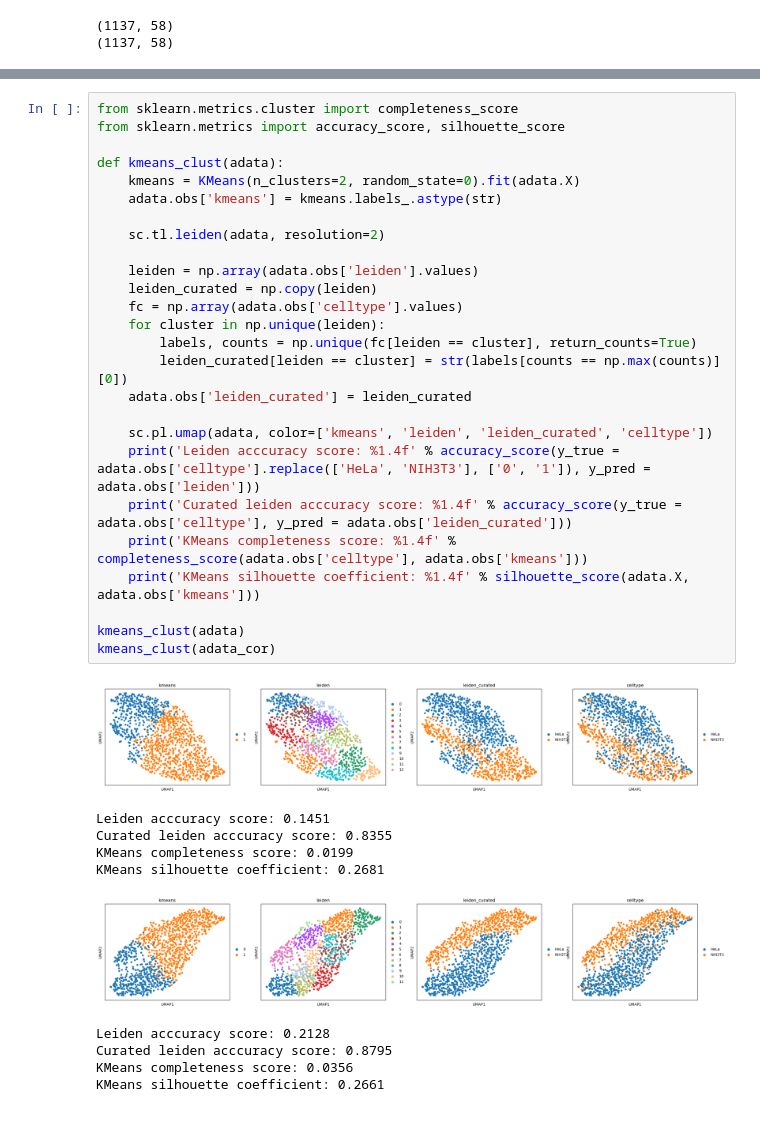
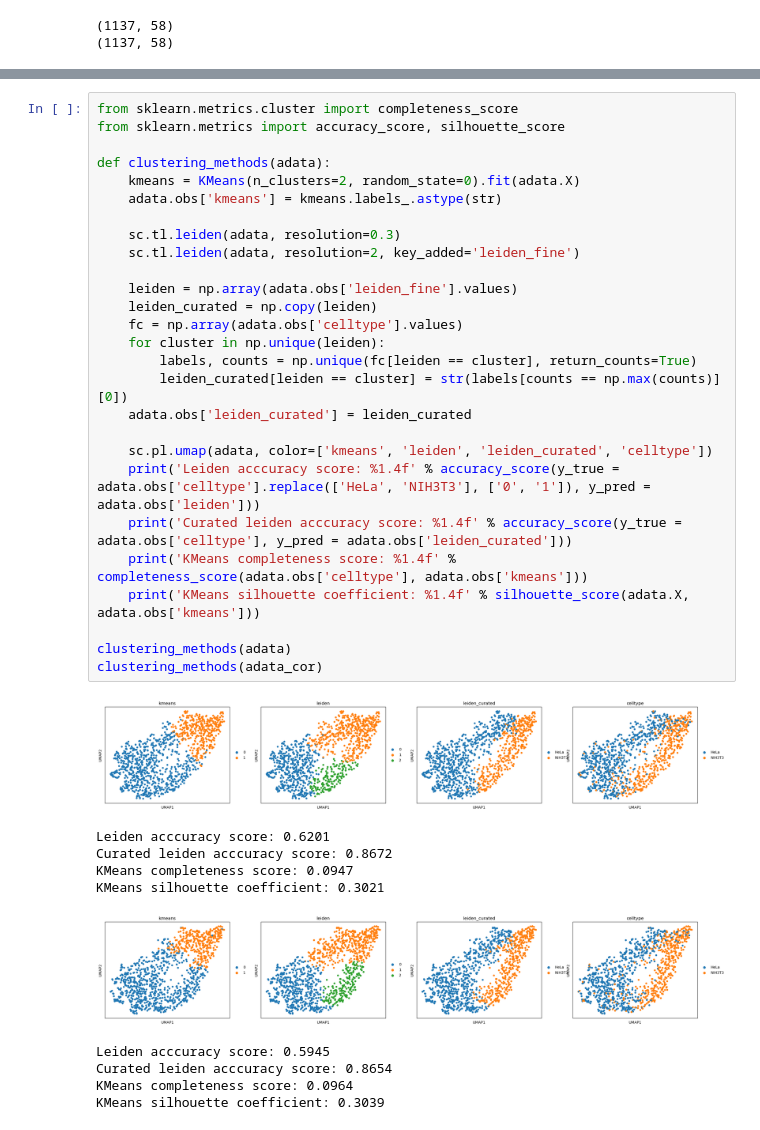
Before and after one commit to mariusrklein/FDA_project, a Jupyter notebook: correction_evaluation.ipynb, the cells around one changed output, grey strips where cells are left out. Drawn from its saved outputs; the diff is of its cells as text.

```diff
--- a/correction_evaluation.ipynb
+++ b/correction_evaluation.ipynb
@@ -195,37 +198,38 @@ dimred_umap(adata_cor)
 # %%
 from sklearn.metrics.cluster import completeness_score
 from sklearn.metrics import accuracy_score, silhouette_score
 
-def kmeans_clust(adata):
+def clustering_methods(adata):
     kmeans = KMeans(n_clusters=2, random_state=0).fit(adata.X)
     adata.obs['kmeans'] = kmeans.labels_.astype(str)
 
-    sc.tl.leiden(adata, resolution=2)
+    sc.tl.leiden(adata, resolution=0.3)
+    sc.tl.leiden(adata, resolution=2, key_added='leiden_fine')
 
-    leiden = np.array(adata.obs['leiden'].values)
+    leiden = np.array(adata.obs['leiden_fine'].values)
     leiden_curated = np.copy(leiden)
     fc = np.array(adata.obs['celltype'].values)
     for cluster in np.unique(leiden):
         labels, counts = np.unique(fc[leiden == cluster], return_counts=True)
         leiden_curated[leiden == cluster] = str(labels[counts == np.max(counts)][0])
     adata.obs['leiden_curated'] = leiden_curated
 
     sc.pl.umap(adata, color=['kmeans', 'leiden', 'leiden_curated', 'celltype'])
     print('Leiden acccuracy score: %1.4f' % accuracy_score(y_true = adata.obs['celltype'].replace(['HeLa', 'NIH3T3'], ['0', '1']), y_pred = adata.obs['leiden']))
     print('Curated leiden acccuracy score: %1.4f' % accuracy_score(y_true = adata.obs['celltype'], y_pred = adata.obs['leiden_curated']))
     print('KMeans completeness score: %1.4f' % completeness_score(adata.obs['celltype'], adata.obs['kmeans']))
     print('KMeans silhouette coefficient: %1.4f' % silhouette_score(adata.X, adata.obs['kmeans']))
 
-kmeans_clust(adata)
-kmeans_clust(adata_cor)
+clustering_methods(adata)
+clustering_methods(adata_cor)
 # %% [output]
-[figure, old version]
+[figure, new version]
-Leiden acccuracy score: 0.1451
-Curated leiden acccuracy score: 0.8355
-KMeans completeness score: 0.0199
-KMeans silhouette coefficient: 0.2681
+Leiden acccuracy score: 0.6201
+Curated leiden acccuracy score: 0.8672
+KMeans completeness score: 0.0947
+KMeans silhouette coefficient: 0.3021
-[figure, old version]
+[figure, new version]
-Leiden acccuracy score: 0.2128
-Curated leiden acccuracy score: 0.8795
-KMeans completeness score: 0.0356
-KMeans silhouette coefficient: 0.2661
+Leiden acccuracy score: 0.5945
+Curated leiden acccuracy score: 0.8654
+KMeans completeness score: 0.0964
+KMeans silhouette coefficient: 0.3039
```
Also changed, not shown: parts of 19 cells of this notebook.
